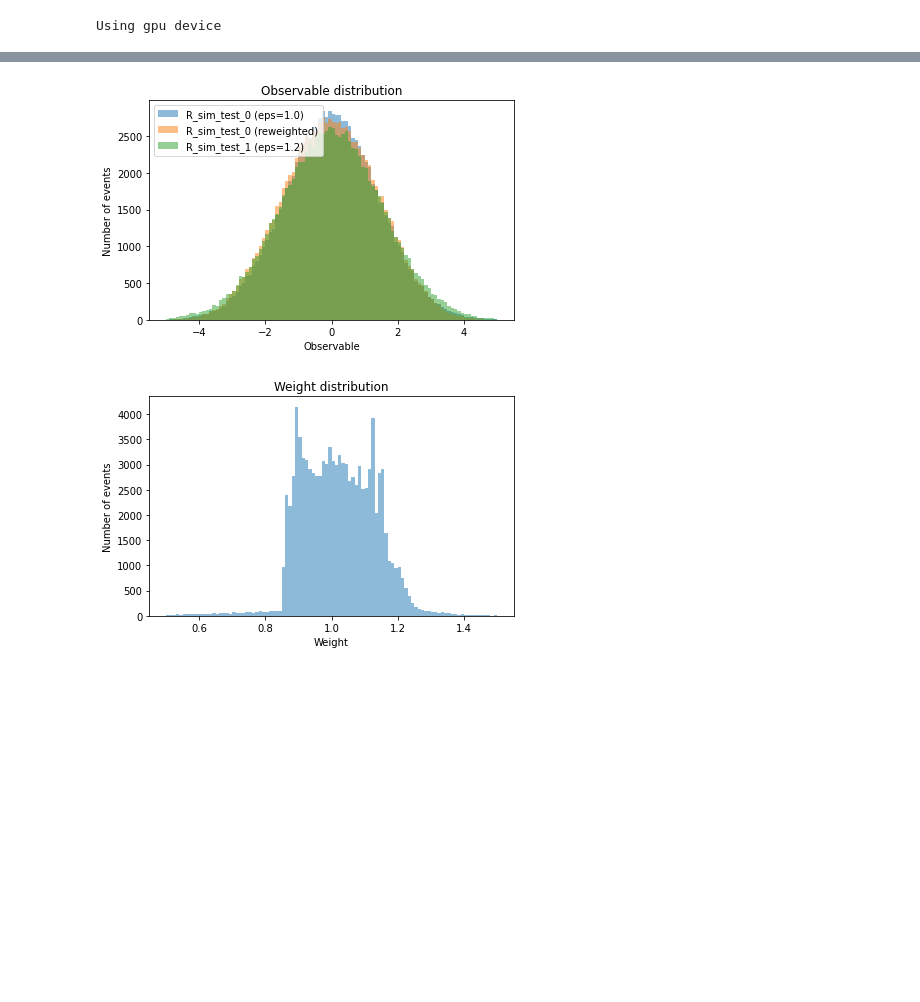
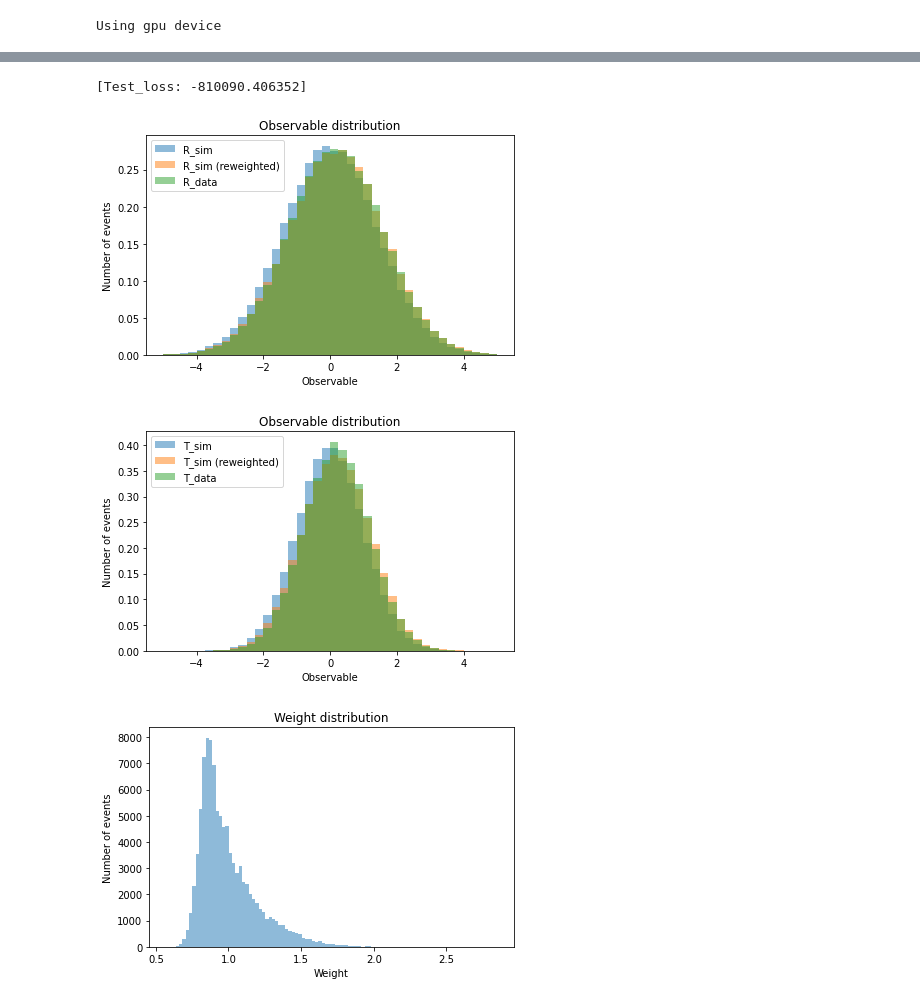
Before and after one commit to jaychan-hep/UnbinnedProfiledUnfolding, a Jupyter notebook: UnbinnedProfiledUnfolding.ipynb, the cells around one changed output, grey strips where cells are left out. Cells and saved outputs as stored; diff of their text form; code cells hidden in the pictures; blank space fills up the shorter version.

```diff
--- a/UnbinnedProfiledUnfolding.ipynb
+++ b/UnbinnedProfiledUnfolding.ipynb
@@ -31,2 +2,0 @@ R_data = np.random.normal(T_data+beta_data,epsilon_data)
-# %%
-bins = np.linspace(-3,3,10)
@@ -186,6 +536,15 @@ class w1_dataset(Dataset):
 # %%
-w1_ds = w1_dataset(T_sim, R_sim, R_sim_theta, epsilons_sim_random, epsilons_sim_theta)
+w0_ds = w0_dataset(T_sim, R_sim)
 # split samples to 50% train and 50% test sets (can be adjusted)
-w1_ds_train, w1_ds_test = random_split(w1_ds, [len(w1_ds)//2, len(w1_ds)-len(w1_ds)//2])#, generator=torch.Generator().manual_seed(42))
-w1_dataloader_train = DataLoader(w1_ds_train, batch_size=1000, shuffle=True, num_workers=12)
-w1_dataloader_test = DataLoader(w1_ds_test, batch_size=1000, shuffle=False, num_workers=12)
+w0_ds_train, w0_ds_test = random_split(w0_ds, [len(w0_ds)//2, len(w0_ds)-len(w0_ds)//2])#, generator=torch.Generator().manual_seed(42))
+w0_dataloader_train = DataLoader(w0_ds_train, batch_size=len(w0_ds_train), shuffle=True, num_workers=12)
+w0_dataloader_test = DataLoader(w0_ds_test, batch_size=len(w0_ds_test), shuffle=False, num_workers=12)
+
+w1_model_analytic = w1_analytic(1., 0., 0.).double().to(dvc)
+
+w0_model_network = w0_network().double().to(dvc)
+
+loss_fn = NLLLoss(R_data, np.linspace(-5,5,20), device=dvc)
+optimizer = optim.Adam(w0_model_network.parameters())
+
+best_state = train_w0(w0_dataloader_train, w0_dataloader_test, w0_model_network, w1_model_analytic, loss_fn, optimizer)
@@ -414,22 +569,38 @@ weights = (1. - scores) / scores
 # %%
-plt.hist(R_sim_test_0, range=(-5, 5), density=False, bins=100, label="R_sim_test_0 (eps=1.0)", alpha=0.5)
-plt.hist(R_sim_test_0, weights=weights, range=(-5, 5), density=False, bins=100, label="R_sim_test_0 (reweighted)", alpha=0.5)
-plt.hist(R_sim_test_1, range=(-5, 5), density=False, bins=100, label="R_sim_test_1 (eps=1.2)", alpha=0.5)
+Ts, Rs, Ws, W0s, W1s = test_w0(w0_dataloader_test, w0_model_network, w1_model_analytic, loss_fn)
+Ts, Rs, Ws, W0s, W1s = Ts.cpu().numpy(), Rs.cpu().numpy(), Ws.cpu().numpy(), W0s.cpu().numpy(), W1s.cpu().numpy()
+
+plt.hist(Rs, range=(-5, 5), density=True, bins=40, label="R_sim", alpha=0.5)
+plt.hist(Rs, weights=Ws, range=(-5, 5), density=True, bins=40, label="R_sim (reweighted)", alpha=0.5)
+plt.hist(R_data, range=(-5, 5), density=True, bins=40, label="R_data", alpha=0.5)
 plt.xlabel('Observable')
 plt.ylabel('Number of events')
 plt.title(r'Observable distribution')
 plt.legend(loc='upper left')#, framealpha=0)
 plt.tight_layout()
 plt.show()
 plt.clf()
 
-plt.hist(weights, range=(0.5, 1.5), density=False, bins=100, label="R_sim", alpha=0.5)
+plt.hist(Ts, range=(-5, 5), density=True, bins=40, label="T_sim", alpha=0.5)
+plt.hist(Ts, weights=W0s, range=(-5, 5), density=True, bins=40, label="T_sim (reweighted)", alpha=0.5)
+plt.hist(T_data, range=(-5, 5), density=True, bins=40, label="T_data", alpha=0.5)
+plt.xlabel('Observable')
+plt.ylabel('Number of events')
+plt.title(r'Observable distribution')
+plt.legend(loc='upper left')#, framealpha=0)
+plt.tight_layout()
+plt.show()
+plt.clf()
+
+plt.hist(Ws, density=False, bins=100, label="R_sim", alpha=0.5)
 plt.xlabel('Weight')
 plt.ylabel('Number of events')
 plt.title(r'Weight distribution')
 # plt.legend(loc='upper left')#, framealpha=0)
 plt.tight_layout()
 plt.show()
 # %% [output]
+[Test_loss: -810090.406352]
-[figure, old version]
+[figure, new version]
-[figure, old version]
+[figure, new version]
+[figure, added]
```
Also changed, not shown: parts of 29 cells of this notebook.
